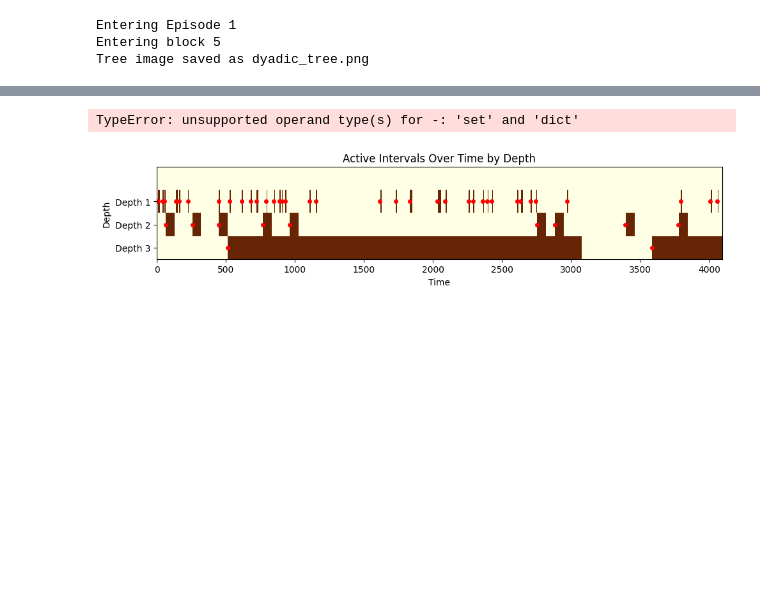
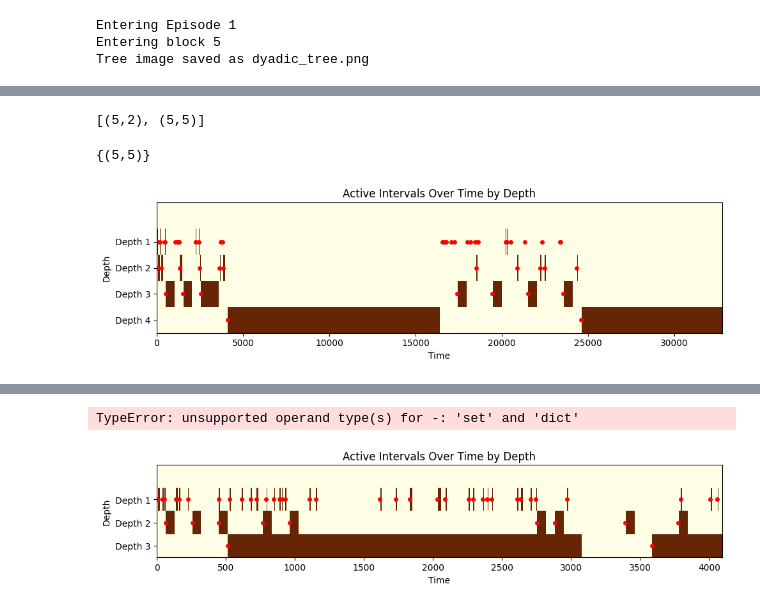
Before and after one commit to nguyenicolas/NS_Lipschitz_Bandits, a Jupyter notebook: main.ipynb, the cells around one changed output, grey strips where cells are left out. Saved outputs shown, nothing was run; the diff lists cells and outputs as text; code cells hidden in the pictures; blank space fills up the shorter version.

```diff
--- a/main.ipynb
+++ b/main.ipynb
@@ -539,0 +584,2 @@ Tree image saved as dyadic_tree.png
+# %%
+algo.B_MASTER = list(set(algo.tree.active_depths[algo.m]) & set(algo.B_MASTER))
@@ -539,0 +590,3 @@ Tree image saved as dyadic_tree.png
+# %%
+algo.tree.set_to_list(algo.B_MASTER)
+algo.tree.update_proba()
@@ -539,0 +642,3 @@ Tree image saved as dyadic_tree.png
+# %%
+algo.tree.set_to_list(algo.B_MASTER)
+algo.tree.visualize_tree()
@@ -539,0 +667,2 @@ Tree image saved as dyadic_tree.png
+# %%
+algo.tree.active_depths[algo.m] = algo.B_MASTER
@@ -540,3 +728,15 @@ Tree image saved as dyadic_tree.png
+# %%
+t2
+# %% [output]
+[(5,2), (5,5)]
+# %%
+set(t1) & set(t2)
+# %% [output]
+{(5,5)}
+# %%
+algo.plot_active_mask()
+# %% [output]
+[figure, added]
 # %%
 old_set = set(algo.tree.active_depths.keys())
 new_set = {2, 5}
```
Also changed, not shown: parts of 29 cells of this notebook, 1 other file.
